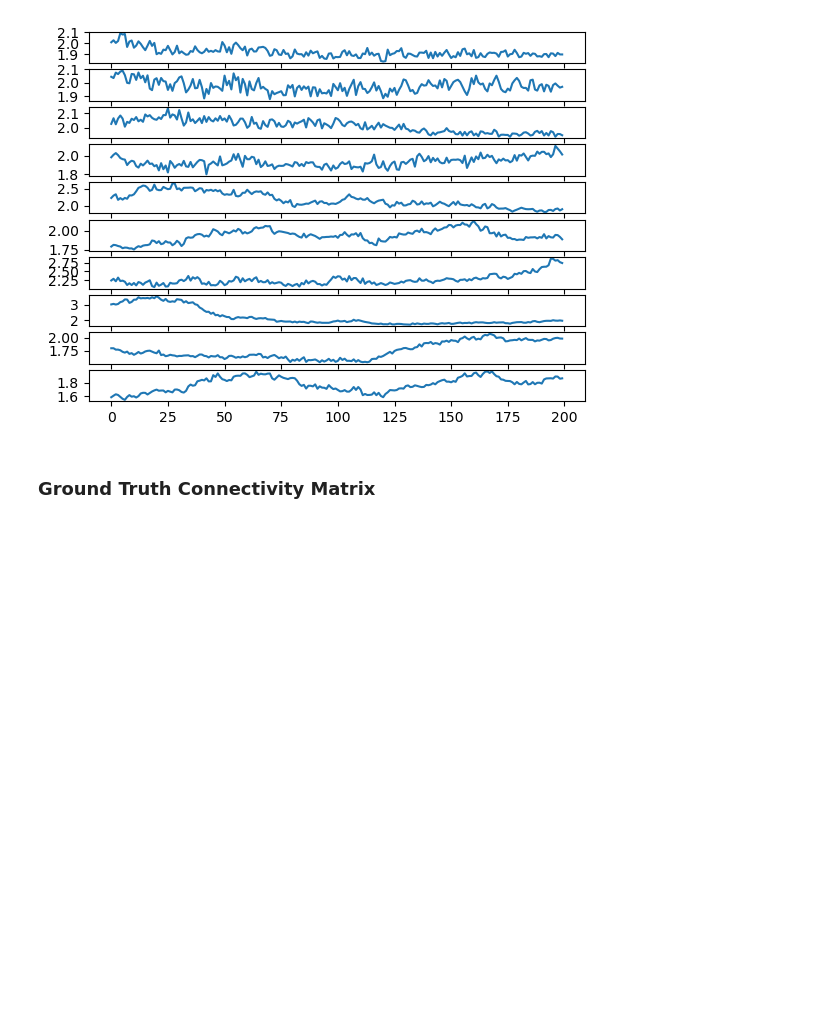
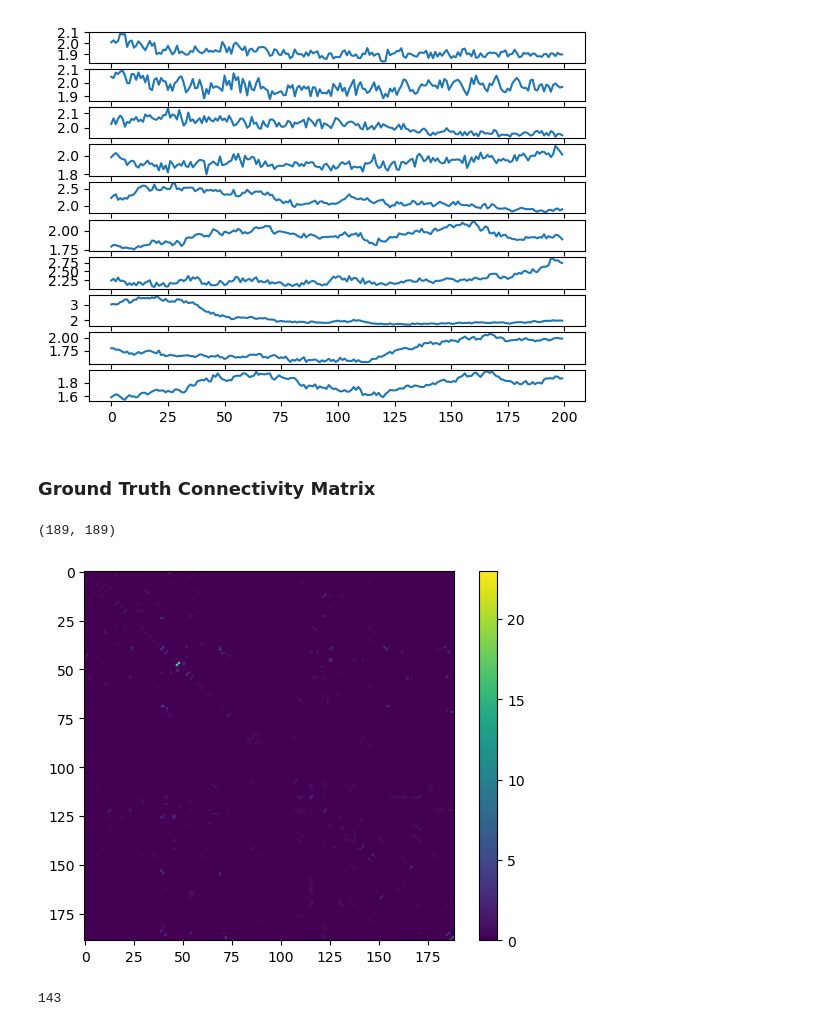
Before and after one commit to wuweizhang0723/func2graph, a Jupyter notebook: notebook/check_data/c_elegans_data.ipynb, the cells around one changed output. Cells and saved outputs as stored; diff of their text form; code cells hidden in the pictures; blank space fills up the shorter version.

```diff
--- a/notebook/check_data/c_elegans_data.ipynb
+++ b/notebook/check_data/c_elegans_data.ipynb
@@ -116,3 +119,13 @@ plt.show()
 [figure]
 # %% [markdown]
 ### Ground Truth Connectivity Matrix
+# %%
+# build a dictionary from index to neuron name
+index_to_neuron = {}
+for i in range(len(activity_list)):
+    index_to_neuron[i] = activity_list[i]
+
+# build a dictionary from neuron name to index
+neuron_to_index = {}
+for i in range(len(activity_list)):
+    neuron_to_index[activity_list[i]] = i
@@ -118,0 +168,14 @@ plt.show()
+# %%
+print(connectivity_result_E.shape)
+
+plt.imshow(connectivity_result_E)
+plt.colorbar()
+plt.show()
+
+# get the rank of the connectivity matrix
+connectivity_rank = np.linalg.matrix_rank(connectivity_result_E)
+print(connectivity_rank)
+# %% [output]
+(189, 189)
+[figure, added]
+143
```
Also changed, not shown: parts of 4 cells of this notebook, 2 other files.
